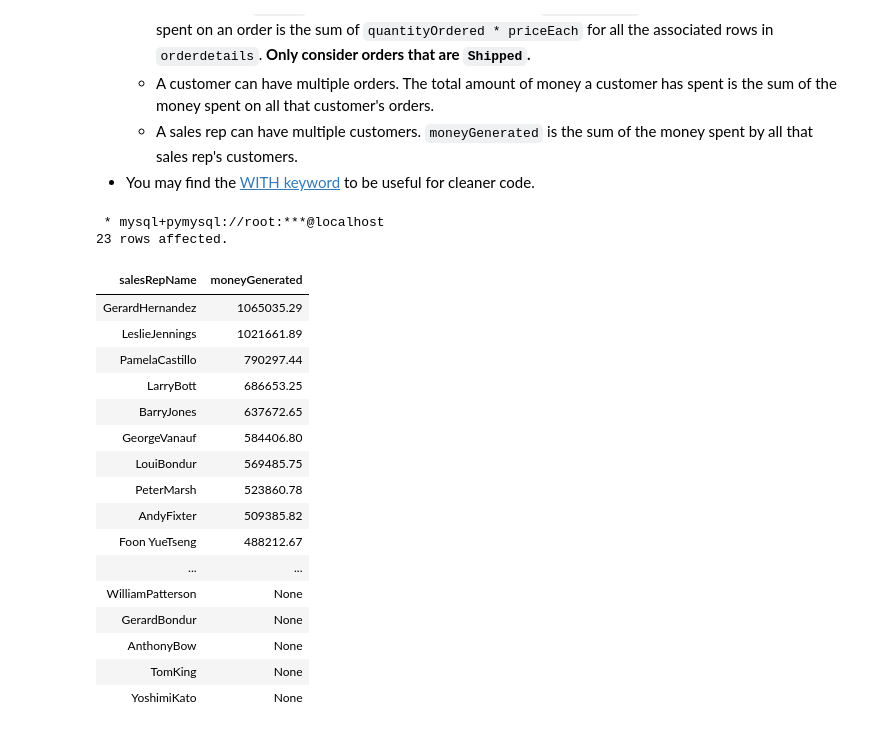
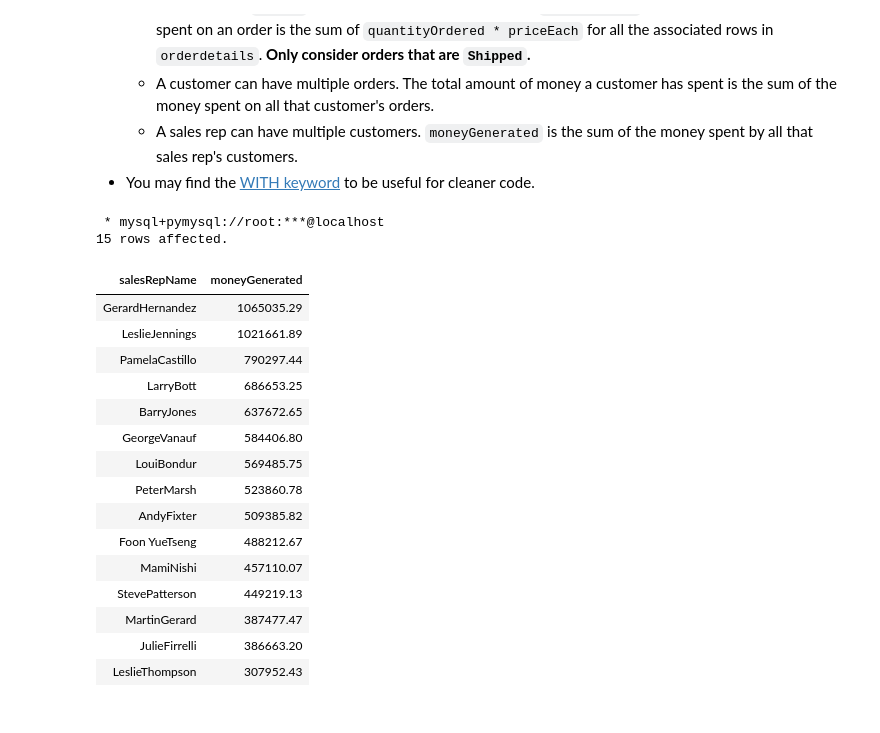
Before and after one commit to zhiyuan0828/W4111-Intro-to-Databases-Spring-2024, a Jupyter notebook: Homework/HW1/S24-W4111-HW1.ipynb, the cells around one changed output. Drawn from its saved outputs; the diff is of its cells as text; code cells hidden in the pictures.

```diff
--- a/Homework/HW1/S24-W4111-HW1.ipynb
+++ b/Homework/HW1/S24-W4111-HW1.ipynb
@@ -538,37 +552,37 @@ customer_pay_table as (
 employee_sales_table as (
     select
         c.salesRepEmployeeNumber as salesRepEmployeeNumber,
         sum(cpt.order_price) as moneyGenerated
     from customers c
     left join customer_pay_table cpt
     on c.customerNumber = cpt.customerNumber
     group by c.salesRepEmployeeNumber
 )
 
 select
     concat(e.firstName, e.lastName) as salesRepName,
     est.moneyGenerated as moneyGenerated
 from employees e
 left join employee_sales_table est
 on e.employeeNumber = est.salesRepEmployeeNumber
+where moneyGenerated is not null
 order by moneyGenerated desc;
 # %% [output]
  * mysql+pymysql://root:***@localhost
-23 rows affected.
+15 rows affected.
 | salesRepName | moneyGenerated |
 | GerardHernandez | 1065035.29 |
 | LeslieJennings | 1021661.89 |
 | PamelaCastillo | 790297.44 |
 | LarryBott | 686653.25 |
 | BarryJones | 637672.65 |
 | GeorgeVanauf | 584406.80 |
 | LouiBondur | 569485.75 |
 | PeterMarsh | 523860.78 |
 | AndyFixter | 509385.82 |
 | Foon YueTseng | 488212.67 |
-| ... | ... |
-| WilliamPatterson | None |
-| GerardBondur | None |
-| AnthonyBow | None |
-| TomKing | None |
-| YoshimiKato | None |
+| MamiNishi | 457110.07 |
+| StevePatterson | 449219.13 |
+| MartinGerard | 387477.47 |
+| JulieFirrelli | 386663.20 |
+| LeslieThompson | 307952.43 |
```
Also changed, not shown: parts of 9 cells of this notebook, 7 other files.
